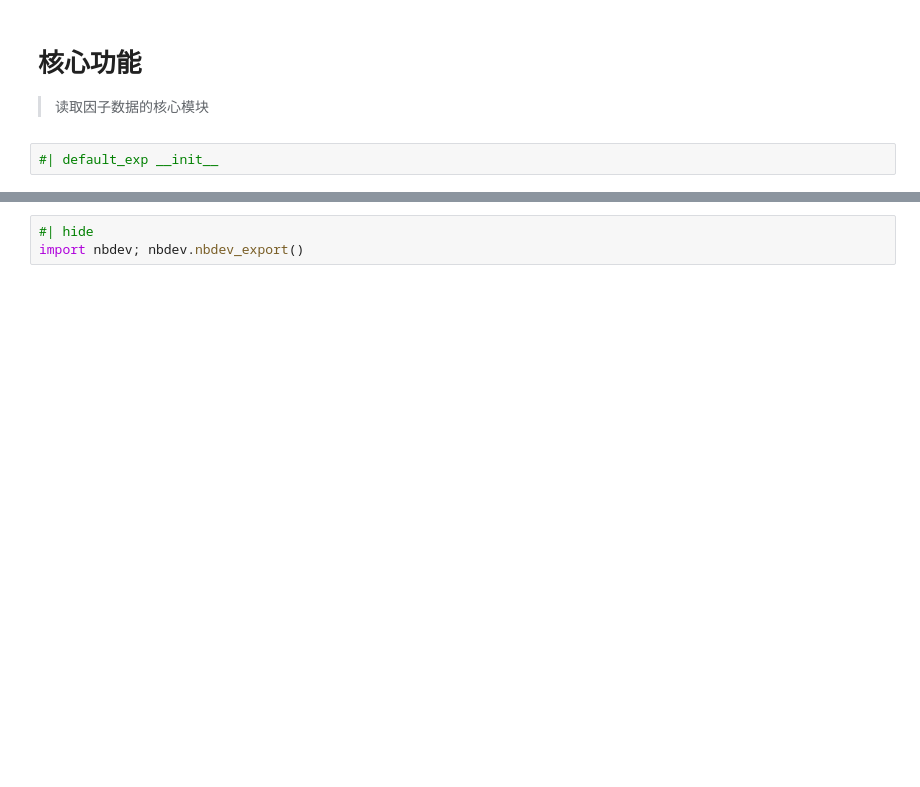
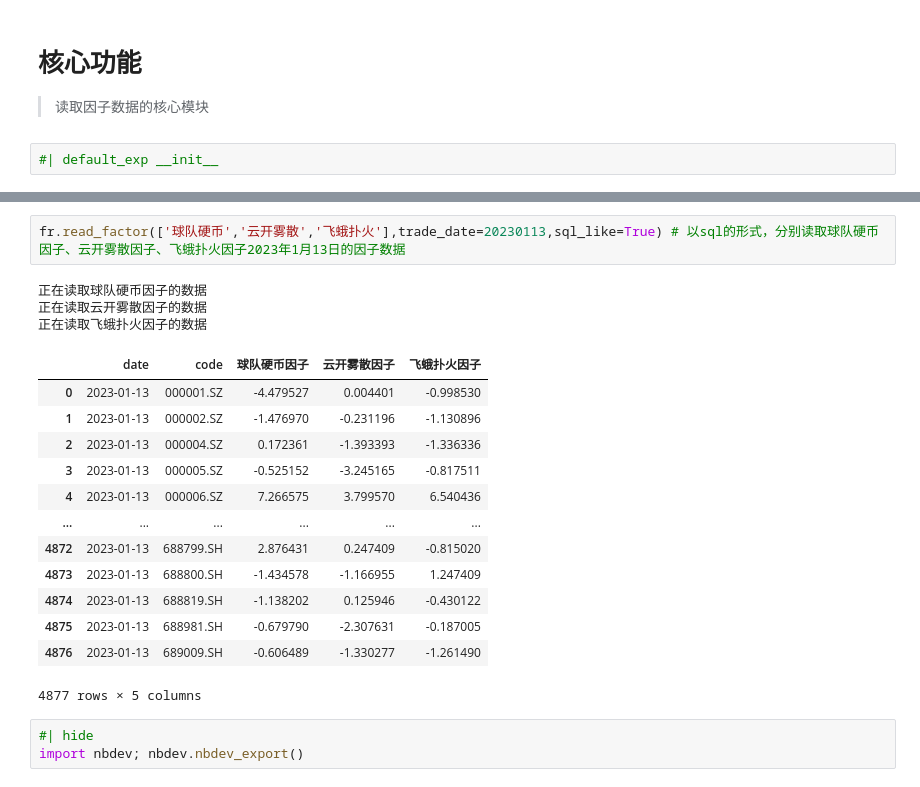
Before and after one commit to chen-001/factor_reader, a Jupyter notebook: nbs/factor_reader_core.ipynb, the cells around one changed output, grey strips where cells are left out. Drawn from its saved outputs; the diff is of its cells as text; blank space fills up the shorter version.

```diff
--- a/nbs/factor_reader_core.ipynb
+++ b/nbs/factor_reader_core.ipynb
@@ -196,3 +471,22 @@ def read_factor(
+# %%
+fr.read_factor(['球队硬币','云开雾散','飞蛾扑火'],trade_date=20230113,sql_like=True) # 以sql的形式，分别读取球队硬币因子、云开雾散因子、飞蛾扑火因子2023年1月13日的因子数据
+# %% [output]
+正在读取球队硬币因子的数据
+正在读取云开雾散因子的数据
+正在读取飞蛾扑火因子的数据
+|  | date | code | 球队硬币因子 | 云开雾散因子 | 飞蛾扑火因子 |
+| 0 | 2023-01-13 | 000001.SZ | -4.479527 | 0.004401 | -0.998530 |
+| 1 | 2023-01-13 | 000002.SZ | -1.476970 | -0.231196 | -1.130896 |
+| 2 | 2023-01-13 | 000004.SZ | 0.172361 | -1.393393 | -1.336336 |
+| 3 | 2023-01-13 | 000005.SZ | -0.525152 | -3.245165 | -0.817511 |
+| 4 | 2023-01-13 | 000006.SZ | 7.266575 | 3.799570 | 6.540436 |
+| ... | ... | ... | ... | ... | ... |
+| 4872 | 2023-01-13 | 688799.SH | 2.876431 | 0.247409 | -0.815020 |
+| 4873 | 2023-01-13 | 688800.SH | -1.434578 | -1.166955 | 1.247409 |
+| 4874 | 2023-01-13 | 688819.SH | -1.138202 | 0.125946 | -0.430122 |
+| 4875 | 2023-01-13 | 688981.SH | -0.679790 | -2.307631 | -0.187005 |
+| 4876 | 2023-01-13 | 689009.SH | -0.606489 | -1.330277 | -1.261490 |
+4877 rows × 5 columns
 # %%
 #| hide
 import nbdev; nbdev.nbdev_export()
```
Also changed, not shown: parts of 26 cells of this notebook, 5 other files.
